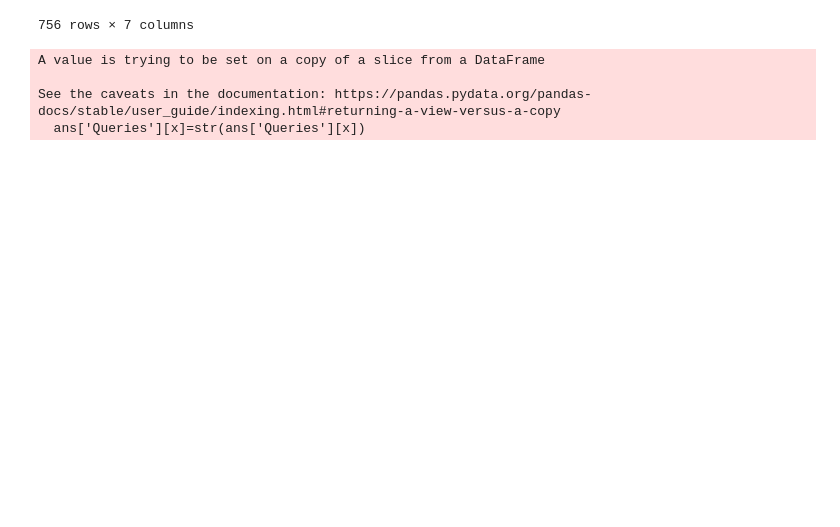
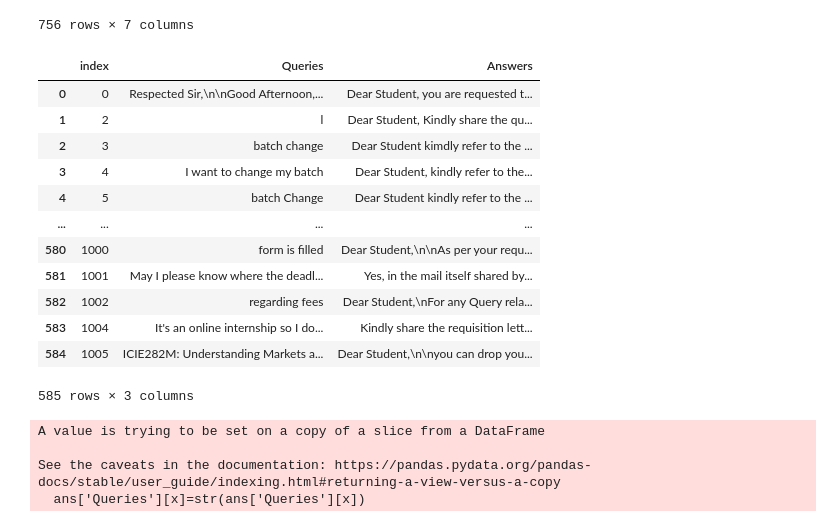
Before and after one commit to depgh431/university_chatbot, a Jupyter notebook: Untitled-1.ipynb, the cells around one changed output. Saved outputs shown, nothing was run; the diff lists cells and outputs as text; code cells hidden in the pictures; blank space fills up the shorter version.

```diff
--- a/Untitled-1.ipynb
+++ b/Untitled-1.ipynb
@@ -57,3 +56,20 @@ ans=ans.reset_index()
+# %%
+
+ans
+# %% [output]
+|  | index | Queries | Answers |
+| 0 | 0 | Respected Sir,\n\nGood Afternoon,... | Dear Student, you are requested t... |
+| 1 | 2 | l | Dear Student, Kindly share the qu... |
+| 2 | 3 | batch change | Dear Student kimdly refer to the ... |
+| 3 | 4 | I want to change my batch | Dear Student, kindly refer to the... |
+| 4 | 5 | batch Change | Dear Student kindly refer to the ... |
+| ... | ... | ... | ... |
+| 580 | 1000 | form is filled | Dear Student,\n\nAs per your requ... |
+| 581 | 1001 | May I please know where the deadl... | Yes, in the mail itself shared by... |
+| 582 | 1002 | regarding fees | Dear Student,\nFor any Query rela... |
+| 583 | 1004 | It's an online internship so I do... | Kindly share the requisition lett... |
+| 584 | 1005 | ICIE282M: Understanding Markets a... | Dear Student,\n\nyou can drop you... |
+585 rows × 3 columns
 # %%
 for x in range(len(ans['Queries'])):
     ans['Queries'][x]=str(ans['Queries'][x])
```
Also changed, not shown: parts of 12 cells of this notebook, 7 other files.
